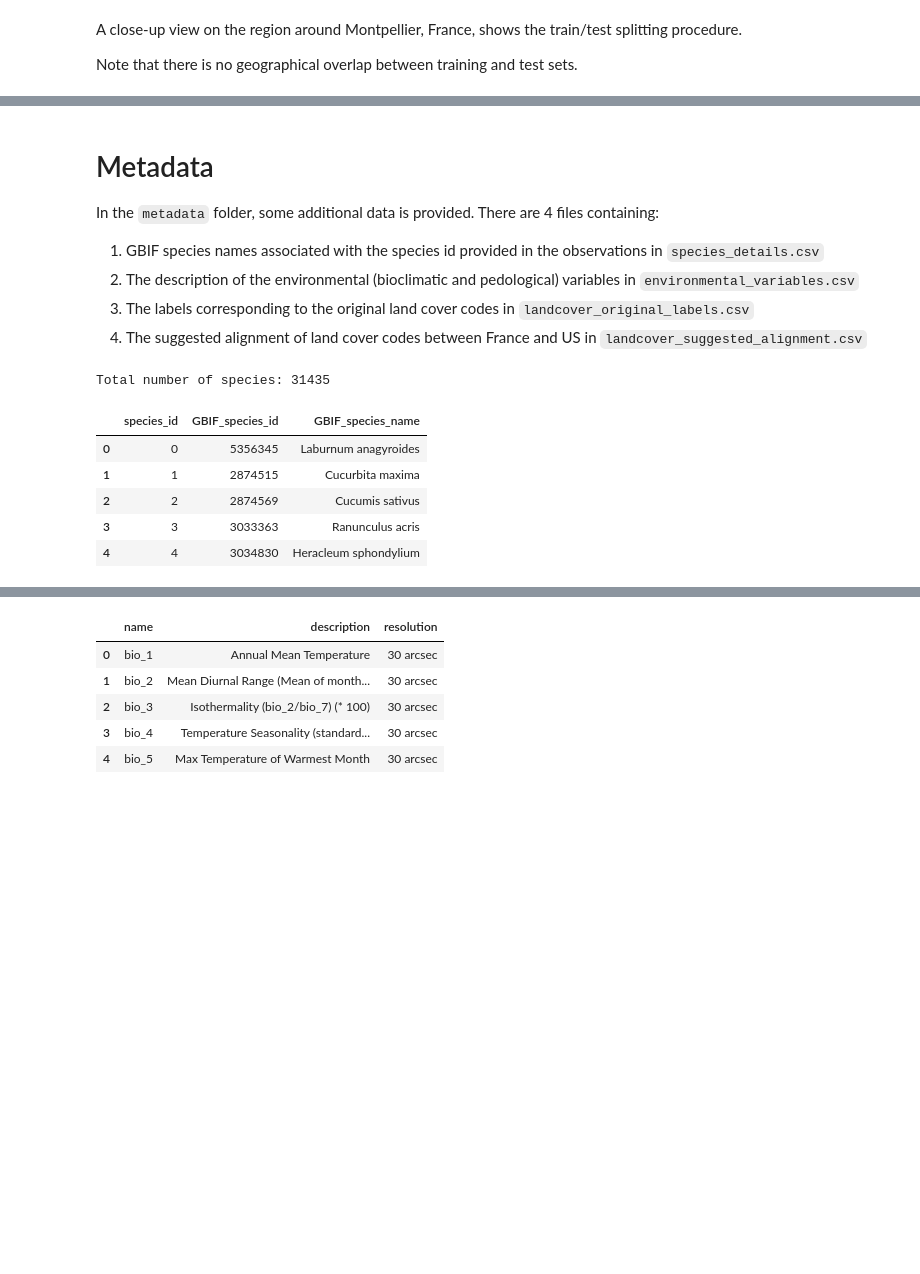
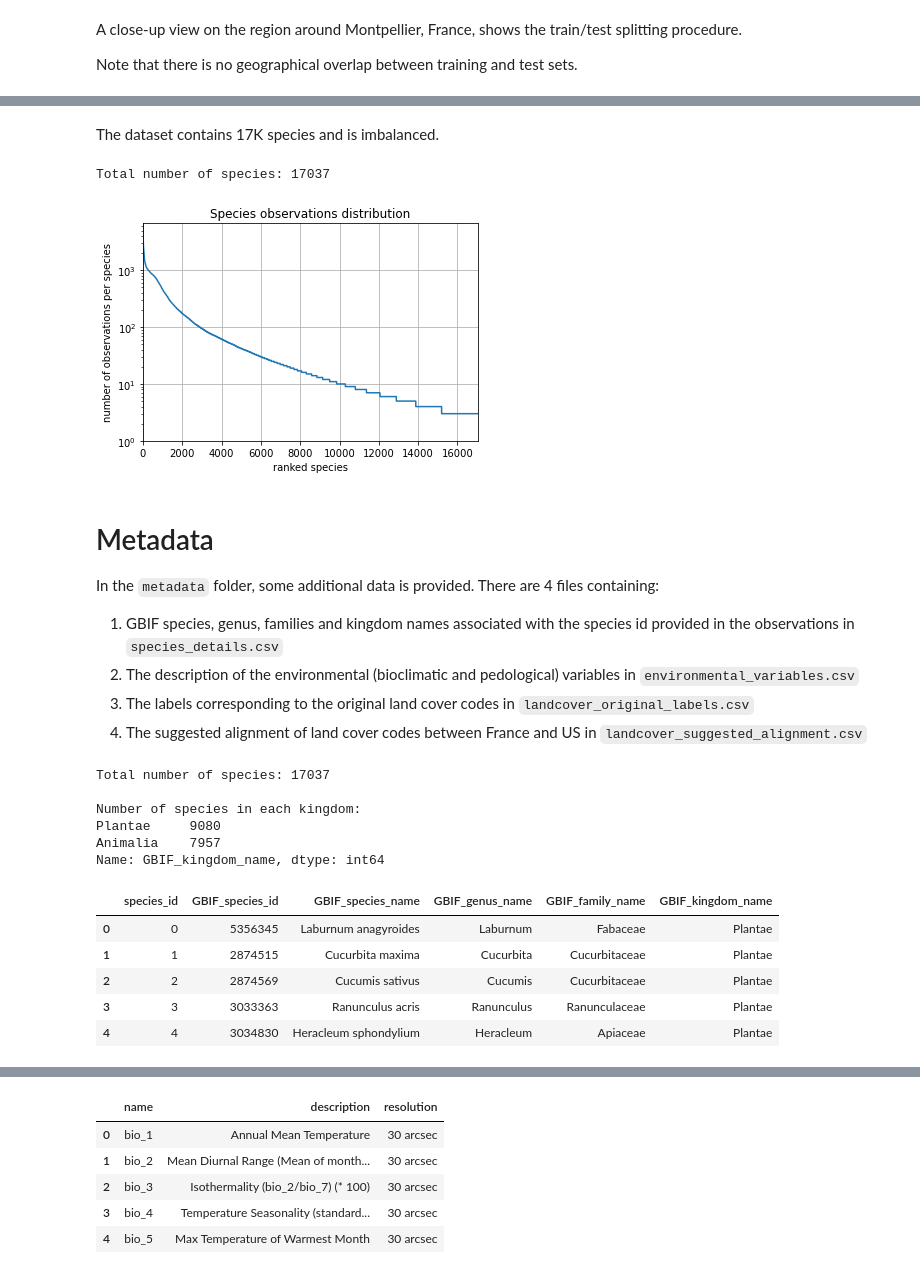
Before and after one commit to plantnet/GeoLifeCLEF, a Jupyter notebook: notebooks/Getting started - Data loading and visualization.ipynb, the cells around one changed output, grey strips where cells are left out. Drawn from its saved outputs; the diff is of its cells as text; code cells hidden in the pictures; blank space fills up the shorter version.

```diff
--- a/notebooks/Getting started - Data loading and visualization.ipynb
+++ b/notebooks/Getting started - Data loading and visualization.ipynb
@@ -181,9 +158,37 @@ fig.savefig("GLC/images/train_test_split.png", bbox_inches="tight", dpi=100, fac
+# %% [markdown]
+The dataset contains 17K species and is imbalanced.
+# %%
+species_value_counts = df_obs["species_id"].value_counts()
+
+print("Total number of species: {}".format(len(species_value_counts)))
+
+
+fig = plt.figure()
+ax = fig.gca()
+
+x = np.arange(len(species_value_counts))
+ax.plot(x, species_value_counts)
+
+ax.set_yscale("log")
+
+ax.set_xlabel("ranked species")
+ax.set_ylabel("number of observations per species")
+ax.set_title("Species observations distribution")
+
+ax.grid()
+ax.autoscale(tight=True)
+ax.set_ylim(bottom=1)
+
+fig.savefig("../images/species_observations_distribution.png", bbox_inches="tight", dpi=100, facecolor="white")
+# %% [output]
+Total number of species: 17037
+[figure, added]
 # %% [markdown]
 # Metadata
 
 In the `metadata` folder, some additional data is provided.
 There are 4 files containing:
-1. GBIF species names associated with the species id provided in the observations in `species_details.csv`
+1. GBIF species, genus, families and kingdom names associated with the species id provided in the observations in `species_details.csv`
 2. The description of the environmental (bioclimatic and pedological) variables in `environmental_variables.csv`
 3. The labels corresponding to the original land cover codes in `landcover_original_labels.csv`
 4. The suggested alignment of land cover codes between France and US in `landcover_suggested_alignment.csv`
@@ -192,12 +197,20 @@ df_species = pd.read_csv(DATA_PATH / "metadata" / "species_details.csv", sep=";"
 
 print("Total number of species: {}".format(len(df_species)))
 
+print("\nNumber of species in each kingdom:")
+print(df_species.GBIF_kingdom_name.value_counts())
+
 df_species.head()
 # %% [output]
-Total number of species: 31435
+Total number of species: 17037
+
+Number of species in each kingdom:
+Plantae     9080
+Animalia    7957
+Name: GBIF_kingdom_name, dtype: int64
-|  | species_id | GBIF_species_id | GBIF_species_name |
-| 0 | 0 | 5356345 | Laburnum anagyroides |
-| 1 | 1 | 2874515 | Cucurbita maxima |
-| 2 | 2 | 2874569 | Cucumis sativus |
-| 3 | 3 | 3033363 | Ranunculus acris |
-| 4 | 4 | 3034830 | Heracleum sphondylium |
+|  | species_id | GBIF_species_id | GBIF_species_name | GBIF_genus_name | GBIF_family_name | GBIF_kingdom_name |
+| 0 | 0 | 5356345 | Laburnum anagyroides | Laburnum | Fabaceae | Plantae |
+| 1 | 1 | 2874515 | Cucurbita maxima | Cucurbita | Cucurbitaceae | Plantae |
+| 2 | 2 | 2874569 | Cucumis sativus | Cucumis | Cucurbitaceae | Plantae |
+| 3 | 3 | 3033363 | Ranunculus acris | Ranunculus | Ranunculaceae | Plantae |
+| 4 | 4 | 3034830 | Heracleum sphondylium | Heracleum | Apiaceae | Plantae |
```
Also changed, not shown: parts of 22 cells of this notebook, 9 other files.
